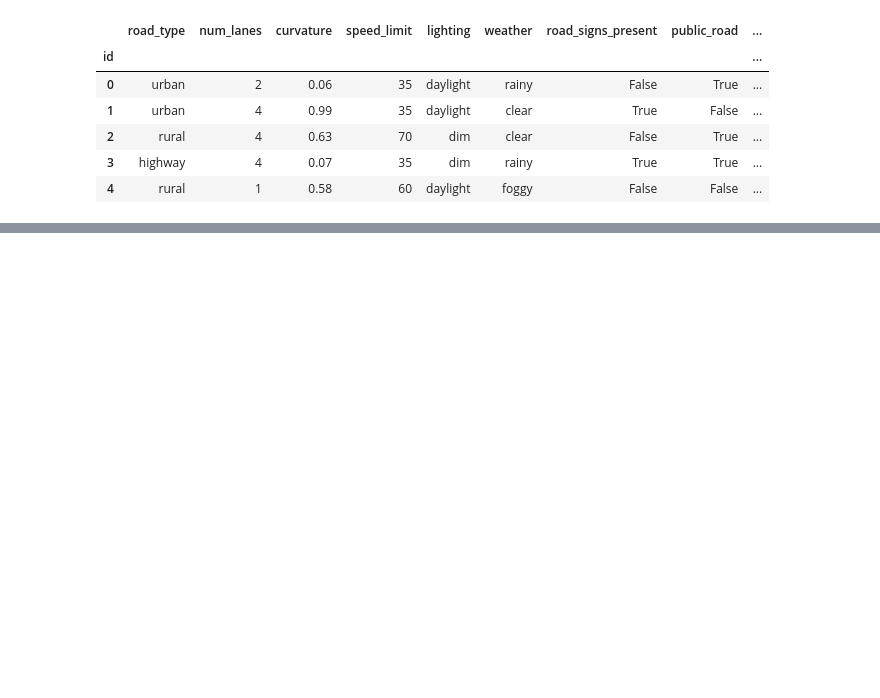
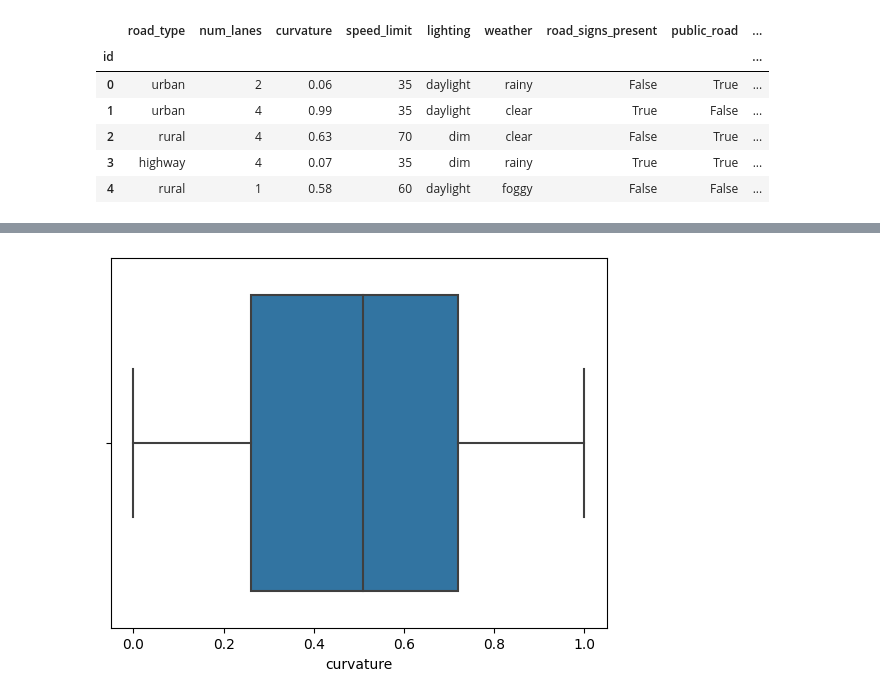
Before and after one commit to StutiSharma22/Kaggle-projects, a Jupyter notebook: predicting-road-accident-risk.ipynb, the cells around one changed output, grey strips where cells are left out. Saved outputs shown, nothing was run; the diff lists cells and outputs as text; code cells hidden in the pictures; blank space fills up the shorter version.

```diff
--- a/predicting-road-accident-risk.ipynb
+++ b/predicting-road-accident-risk.ipynb
@@ -141,0 +165,5 @@ plt.show()
+# %%
+sns.boxplot(data= combined_df,x='curvature' )
+plt.show()
+# %% [output]
+[figure, added]
```
Also changed, not shown: parts of 28 cells of this notebook.
